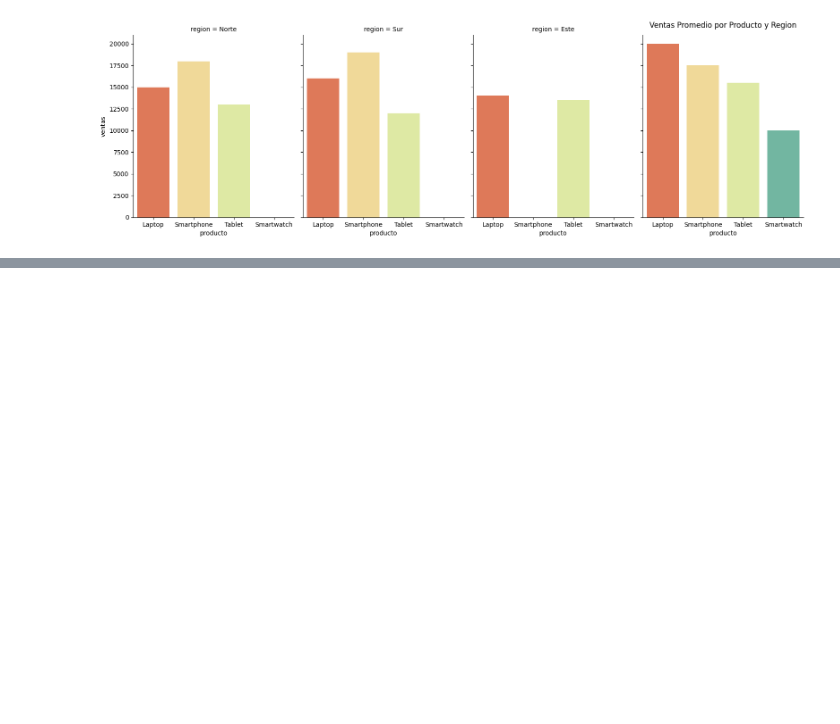
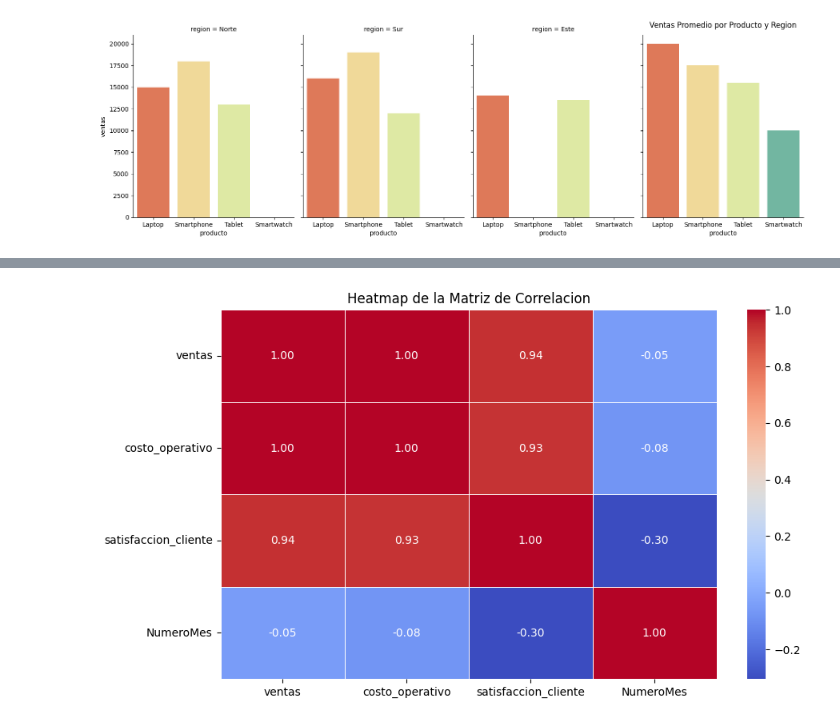
Before and after one commit to brunobobadilla06/Bruno-CienciaDeDatos, a Jupyter notebook: Seaborn1.ipynb, the cells around one changed output, grey strips where cells are left out. Saved outputs shown, nothing was run; the diff lists cells and outputs as text; code cells hidden in the pictures; blank space fills up the shorter version.

```diff
--- a/Seaborn1.ipynb
+++ b/Seaborn1.ipynb
@@ -255,0 +334,23 @@ The `ci` parameter is deprecated. Use `errorbar=None` for the same effect.
+# %%
+# Introduccion a Seaborn
+import pandas as pd
+import seaborn as sns
+import matplotlib.pyplot as plt
+import numpy as np
+import warnings
+
+# Cargar el data set
+df = pd.read_csv('https://raw.githubusercontent.com/brunobobadilla06/Bruno-CienciaDeDatos/refs/heads/main/dataset_ventas_mensuales.csv')
+
+# Convertir la columna 'Mes' a tipo datetime
+df['mes'] = pd.to_datetime(df['mes'], format='%Y-%m-%d')
+
+# Extraer el mes y el año (Puede ser util para agrupaciones)
+df['NumeroMes'] = df['mes'].dt.month
+df['Año'] = df['mes'].dt.year
+
+# Calcular la matriz de correlacion solo columnas numericas
+columnas_numericas=['ventas', 'costo_operativo', 'satisfaccion_cliente', 'NumeroMes']
+matriz_correlacion = df[columnas_numericas].corr()
+matriz_correlacion
+#
@@ -255,0 +363,9 @@ The `ci` parameter is deprecated. Use `errorbar=None` for the same effect.
+# %%
+# Heatmap de la matriz de la correlacion
+plt.figure(figsize=(10,6))
+sns.heatmap(matriz_correlacion, annot=True, cmap='coolwarm', fmt='.2f', linewidths=.5)
+plt.title('Heatmap de la Matriz de Correlacion')
+plt.show()
+#
+# %% [output]
+[figure, added]
```
Also changed, not shown: parts of 10 cells of this notebook.
